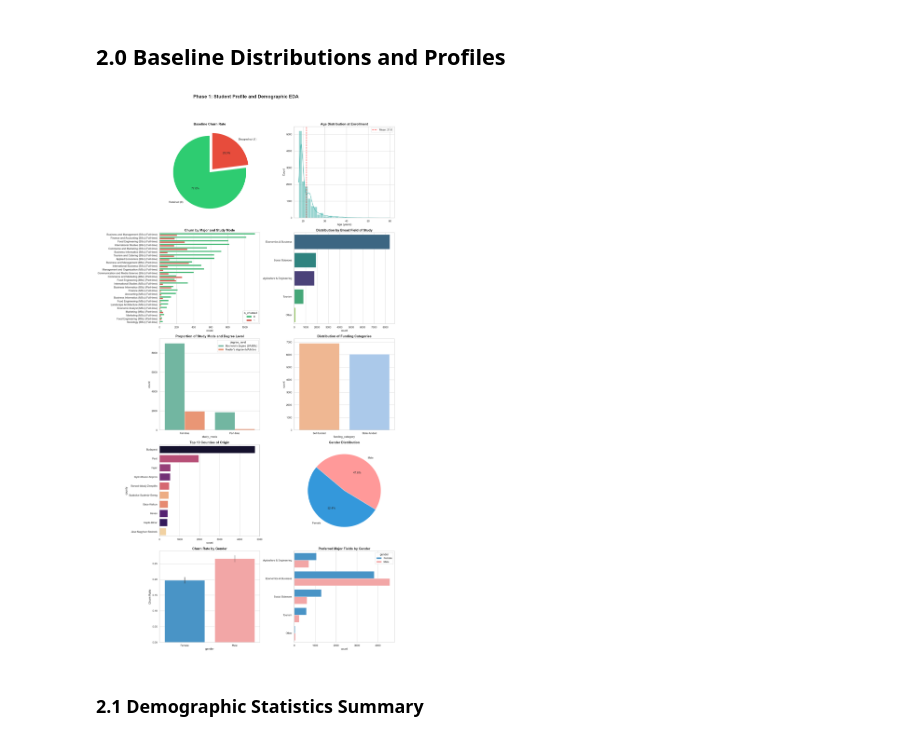
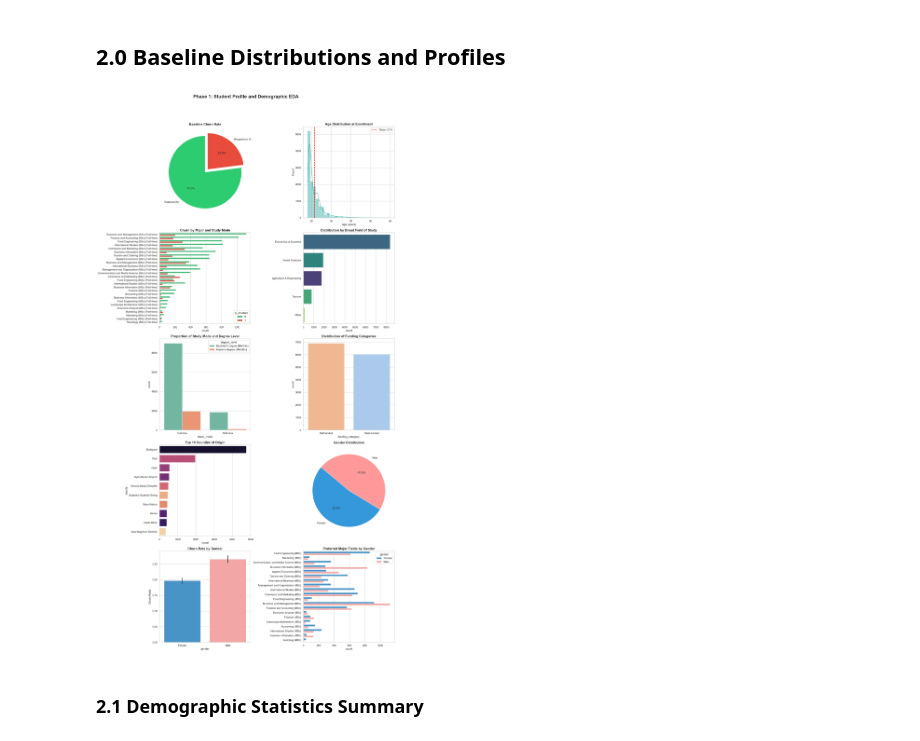
Before and after one commit to erikvidadev/winner-or-quitter, a Jupyter notebook: notebooks/eda.ipynb, the cells around one changed output. Cells and saved outputs as stored; diff of their text form; code cells hidden in the pictures.

```diff
--- a/notebooks/eda.ipynb
+++ b/notebooks/eda.ipynb
@@ -65,35 +65,35 @@ axes[2, 0].set_title('Proportion of Study Mode and Degree Level', fontsize=14, f
 # --- 6. Figure: Funding Category ---
 sns.countplot(data=df_students, x='funding_category', hue='funding_category',
               ax=axes[2, 1], palette='pastel', legend=False,
               order=df_students['funding_category'].value_counts().index)
 axes[2, 1].set_title('Distribution of Funding Categories', fontsize=14, fontweight='bold')
 
 # --- 7. Figure: Top Counties of Origin ---
 top_counties = df_students['county'].value_counts().index[:10]
 sns.countplot(data=df_students[df_students['county'].isin(top_counties)], y='county',
               hue='county', ax=axes[3, 0], order=top_counties, palette='magma', legend=False)
 axes[3, 0].set_title('Top 10 Counties of Origin', fontsize=14, fontweight='bold')
 
 # --- 8. Gender Distribution ---
 gender_counts = df_students['gender'].value_counts()
 axes[3, 1].pie(gender_counts, labels=gender_counts.index, autopct='%1.1f%%',
                 startangle=140, colors=['#3498db', '#ff9999'])
 axes[3, 1].set_title('Gender Distribution', fontsize=14, fontweight='bold')
 
 # --- 9. Churn Rate by Gender ---
 sns.barplot(data=df_students, x='gender', y='is_churned', hue='gender', ax=axes[4, 0], palette=['#3498db', '#ff9999'], legend=False)
 axes[4, 0].set_title('Churn Rate by Gender', fontsize=14, fontweight='bold')
 axes[4, 0].set_ylabel('Churn Ratio')
 
 # --- 10. Major Fields by Gender ---
-sns.countplot(data=df_students, y='major_field_broad', hue='gender', ax=axes[4, 1], palette=['#3498db', '#ff9999'])
+sns.countplot(data=df_students, y='major_name_en', hue='gender', ax=axes[4, 1], palette=['#3498db', '#ff9999'])
 axes[4, 1].set_title('Preferred Major Fields by Gender', fontsize=14, fontweight='bold')
 axes[4, 1].set_ylabel('')
 
 plt.tight_layout(rect=[0, 0.03, 1, 0.95])
 plt.show()
 # %% [output]
-[figure, old version]
+[figure, new version]
 # %% [markdown]
 ### 2.1 Demographic Statistics Summary
 # %%
```
Also changed, not shown: 3 other files.
